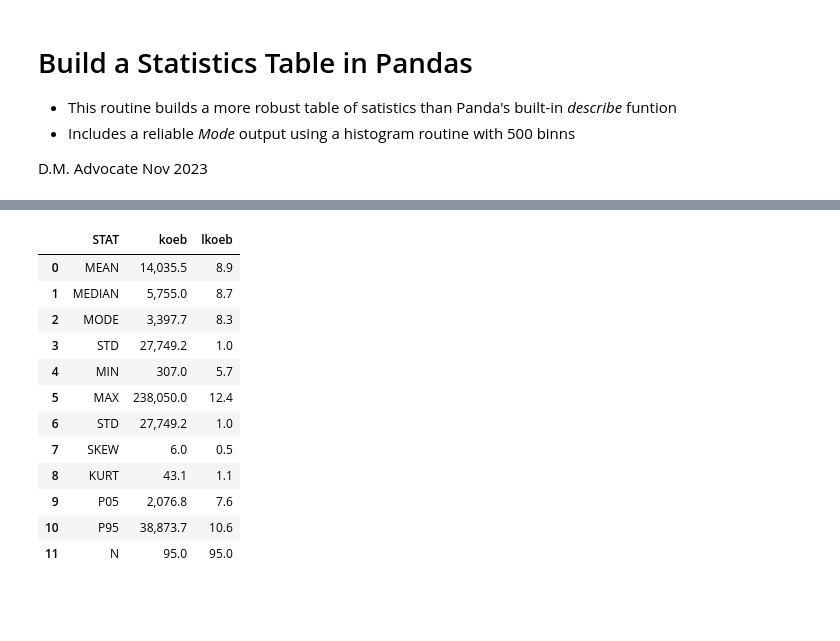
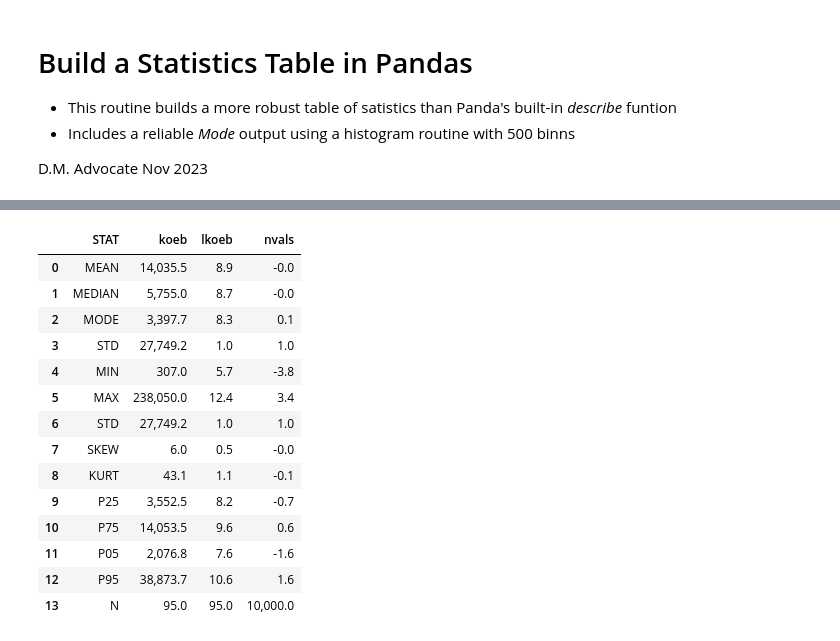
Before and after one commit to dmadvoc/Snipets, a Jupyter notebook: Stats_Table.ipynb, the cells around one changed output, grey strips where cells are left out. Cells and saved outputs as stored; diff of their text form; code cells hidden in the pictures; blank space fills up the shorter version.

Commit message:
Creates a Robust Statistical Result
Provides a detailed Statistical table for multiple variables in a Pandas Dataframe. Much more detailed than Pythons built in Describe functions

```diff
--- a/Stats_Table.ipynb
+++ b/Stats_Table.ipynb
@@ -62,0 +103,16 @@ lkoeb=np.log(koeb)
+# %%
+# Second dataset is a standard normal distribution
+from scipy.stats import norm
+mean = 0
+std = 1
+
+fig = plt.subplots(figsize=(8,4))
+nvals = norm.rvs(loc=mean, scale=std, size=10000, random_state=None)
+nx = np.linspace(np.min(nvals), np.max(nvals), 100)
+ny=norm.pdf(nx, mean, std)
+
+plt.plot(nx, ny)
+plt.title('Standard Normal Distribution', fontsize=18)
+plt.xlabel('Values', fontsize=16)
+plt.ylabel("Denstity", fontsize=16)
+plt.show()
@@ -63,67 +127,86 @@ lkoeb=np.log(koeb)
 # %%
 # Calculate Statsitics from data arrays and summarize in a Dataframe
 import numpy as np
+import matplotlib.pyplot as plt
 from scipy.stats import skew
 from scipy.stats import kurtosis
 from scipy import stats
 
-vars =[koeb, lkoeb]             #<<<<<<<< List Variables to Analyze
-var_names=['koeb', 'lkoeb']     #<<<<<<<< List Variable Names to Anaylyze
+vars = [koeb, lkoeb, nvals]           #<<<<<<<< List Variables to Analyze <<<<<<<<<<<<<<<<<<<<<<<<<<<<<<<<<<<<
+
+####################################################################
+# This block of code accepts a list of numeric data arrays and outputs the variable names
+def namestr(obj, namespace):
+    return [name for name in namespace if namespace[name] is obj]
+
+output= []
+for i in vars:
+    names = (namestr(i, globals()))
+    output.append(names)
+var_names= [list[0] for list in output]
+######################################################################
 
 ##################### CALCULATE STATISTICS ######################################
 out=[]
 for i in vars:
-    ############## Find the mode (ml) using a detailed histogram ########
+    ############# Find the mode (ml) using a detailed histogram ########
     n, bins, patches=plt.hist(i, bins=500, edgecolor='gray', density=True, alpha=.2)
     plt.close()
     mode_index = n.argmax()
     mode=(bins[mode_index] + bins[mode_index+1])/2
     #####################################################################
     mean   =np.mean(i)
     median =np.median(i)
     std    =stats.sem(i)
     Min    =np.min(i)
     Max    =np.max(i)
     std    =np.std(i)
     skw    =skew(i)
     kurt   =kurtosis(i)
+    p25    =np.percentile(i,25)
+    p75    =np.percentile(i,75)
     p05    =np.percentile(i,5)
     p95    =np.percentile(i,95)
     n      =np.count_nonzero(i)
-    out.append([mean, median, mode, std, Min, Max, std, skw, kurt, p05, p95, n])
+    out.append([mean, median, mode, std, Min, Max, std, skw, kurt, p25, p75, p05, p95, n])
     ############################################################################
 
 # Merge the frequency and bins arrays into a dataframe
-rows= ['MEAN', 'MEDIAN', 'MODE', 'STD', 'MIN', 'MAX', 'STD', 'SKEW', 'KURT', 'P05', 'P95', 'N' ]
+rows= ['MEAN', 'MEDIAN', 'MODE', 'STD', 'MIN', 'MAX', 'STD', 'SKEW', 'KURT', 'P25', 'P75', 'P05', 'P95', 'N' ]
+
+# Dataframe of statistic measures
 df_rows = pd.DataFrame(rows)
 
-# Asign variable names and set to indexed position in the OUT array
-cnt=len(var_names)
+
+# DataFrame where assigned variable names and set to indexed position in the OUT array above
+cnt=len(vars)
 j=0
 while(j < cnt):
     for i in var_names:
         globals()["df_"+str(i)]=pd.DataFrame(out[j])
         j=j+1
 
-df  = pd.concat([df_rows, df_koeb, df_lkoeb], axis=1) #<<<<<< List Variables
+
+# Concatenate the Rows and Stats DataFrames
+df  = pd.concat([df_rows, df_koeb, df_lkoeb, df_nvals], axis=1)  #<<<<<< List Variables <<<<<<<<<<<<<<<<<<<<<<<
 
 cols=['STAT']+var_names
 df.columns=[cols]
-
 pd.options.display.float_format = "{:,.1f}".format
-
 display(df)
 # %% [output]
-|  | STAT | koeb | lkoeb |
-| 0 | MEAN | 14,035.5 | 8.9 |
-| 1 | MEDIAN | 5,755.0 | 8.7 |
-| 2 | MODE | 3,397.7 | 8.3 |
-| 3 | STD | 27,749.2 | 1.0 |
-| 4 | MIN | 307.0 | 5.7 |
-| 5 | MAX | 238,050.0 | 12.4 |
-| 6 | STD | 27,749.2 | 1.0 |
-| 7 | SKEW | 6.0 | 0.5 |
-| 8 | KURT | 43.1 | 1.1 |
-| 9 | P05 | 2,076.8 | 7.6 |
-| 10 | P95 | 38,873.7 | 10.6 |
-| 11 | N | 95.0 | 95.0 |
+|  | STAT | koeb | lkoeb | nvals |
+| 0 | MEAN | 14,035.5 | 8.9 | -0.0 |
+| 1 | MEDIAN | 5,755.0 | 8.7 | -0.0 |
+| 2 | MODE | 3,397.7 | 8.3 | 0.1 |
+| 3 | STD | 27,749.2 | 1.0 | 1.0 |
+| 4 | MIN | 307.0 | 5.7 | -3.8 |
+| 5 | MAX | 238,050.0 | 12.4 | 3.4 |
+| 6 | STD | 27,749.2 | 1.0 | 1.0 |
+| 7 | SKEW | 6.0 | 0.5 | -0.0 |
+| 8 | KURT | 43.1 | 1.1 | -0.1 |
+| 9 | P25 | 3,552.5 | 8.2 | -0.7 |
+| 10 | P75 | 14,053.5 | 9.6 | 0.6 |
+| 11 | P05 | 2,076.8 | 7.6 | -1.6 |
+| 12 | P95 | 38,873.7 | 10.6 | 1.6 |
+| 13 | N | 95.0 | 95.0 | 10,000.0 |
```
Also changed, not shown: parts of 17 cells of this notebook.
